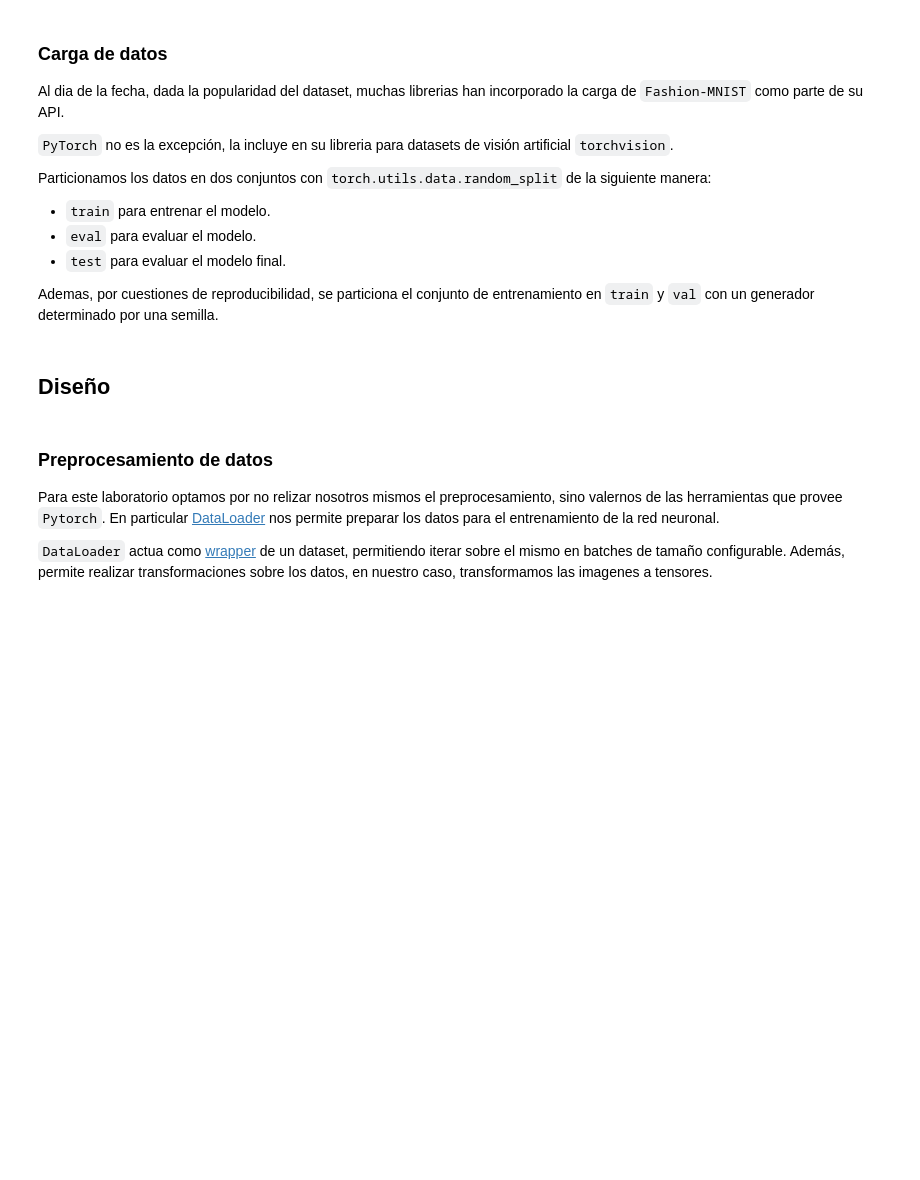
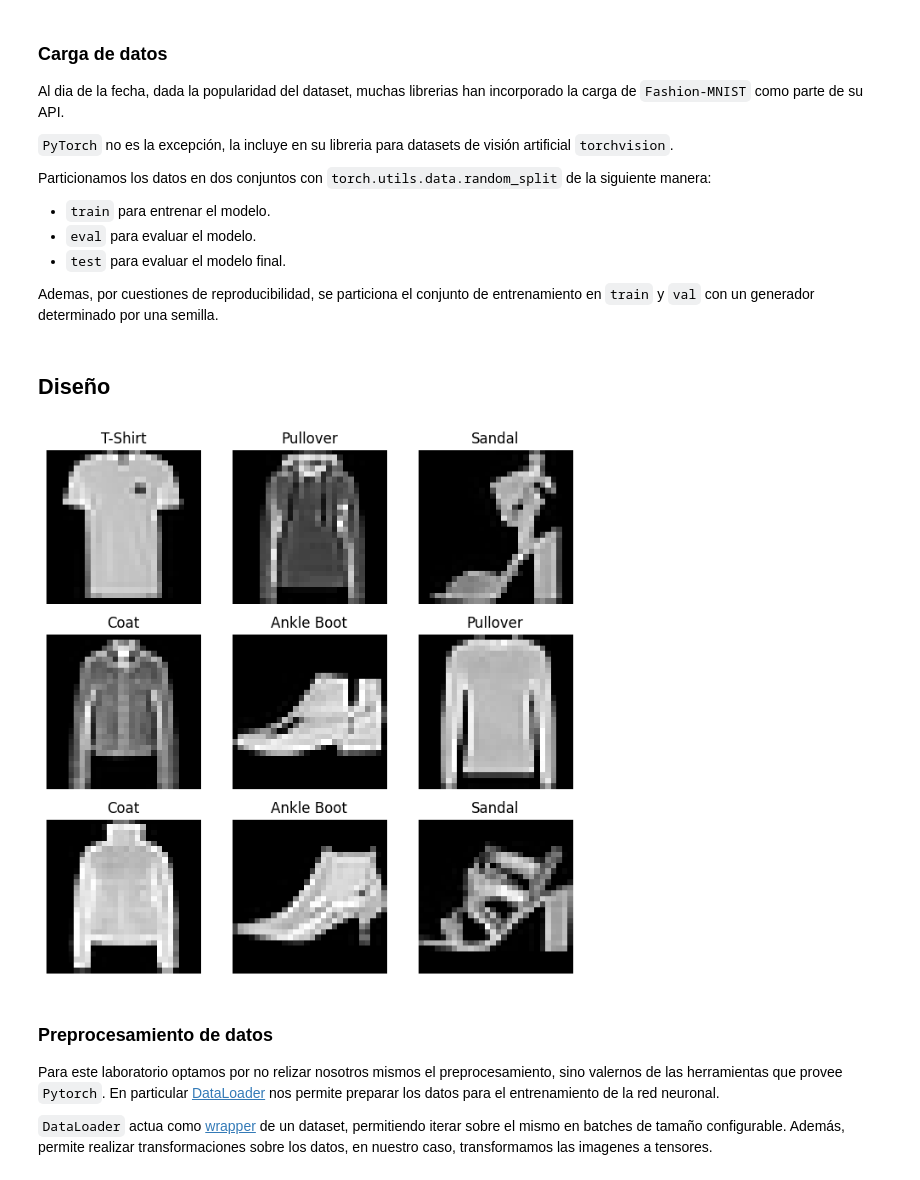
Before and after one commit to santiagoalaniz/fing_aprendaut, a Jupyter notebook: lab4/informe_tarea04.ipynb, the cells around one changed output. Saved outputs shown, nothing was run; the diff lists cells and outputs as text; code cells hidden in the pictures; blank space fills up the shorter version.

```diff
--- a/lab4/informe_tarea04.ipynb
+++ b/lab4/informe_tarea04.ipynb
@@ -60,31 +60,33 @@ test, eval = torch.utils.data.random_split(
 # %%
 import matplotlib.pyplot as plt
 
-LABLES = {
+LABELS = {
     0: "T-Shirt",
     1: "Trouser",
     2: "Pullover",
     3: "Dress",
     4: "Coat",
     5: "Sandal",
     6: "Shirt",
     7: "Sneaker",
     8: "Bag",
     9: "Ankle Boot",
 }
 
 figure = plt.figure(figsize=(8, 8))
 cols, rows = 3, 3
 
 for i in range(1, cols * rows + 1):
     sample_idx = torch.randint(len(train), size=(1,)).item()
     img, label = train[sample_idx]
     figure.add_subplot(rows, cols, i)
-    plt.title(LABLES[label])
+    plt.title(LABELS[label])
     plt.axis("off")
     plt.imshow(img.squeeze(), cmap="gray")
 
 plt.show()
+# %% [output]
+[figure, added]
 # %% [markdown]
 ### Preprocesamiento de datos
 
```
Also changed, not shown: parts of 6 cells of this notebook.
